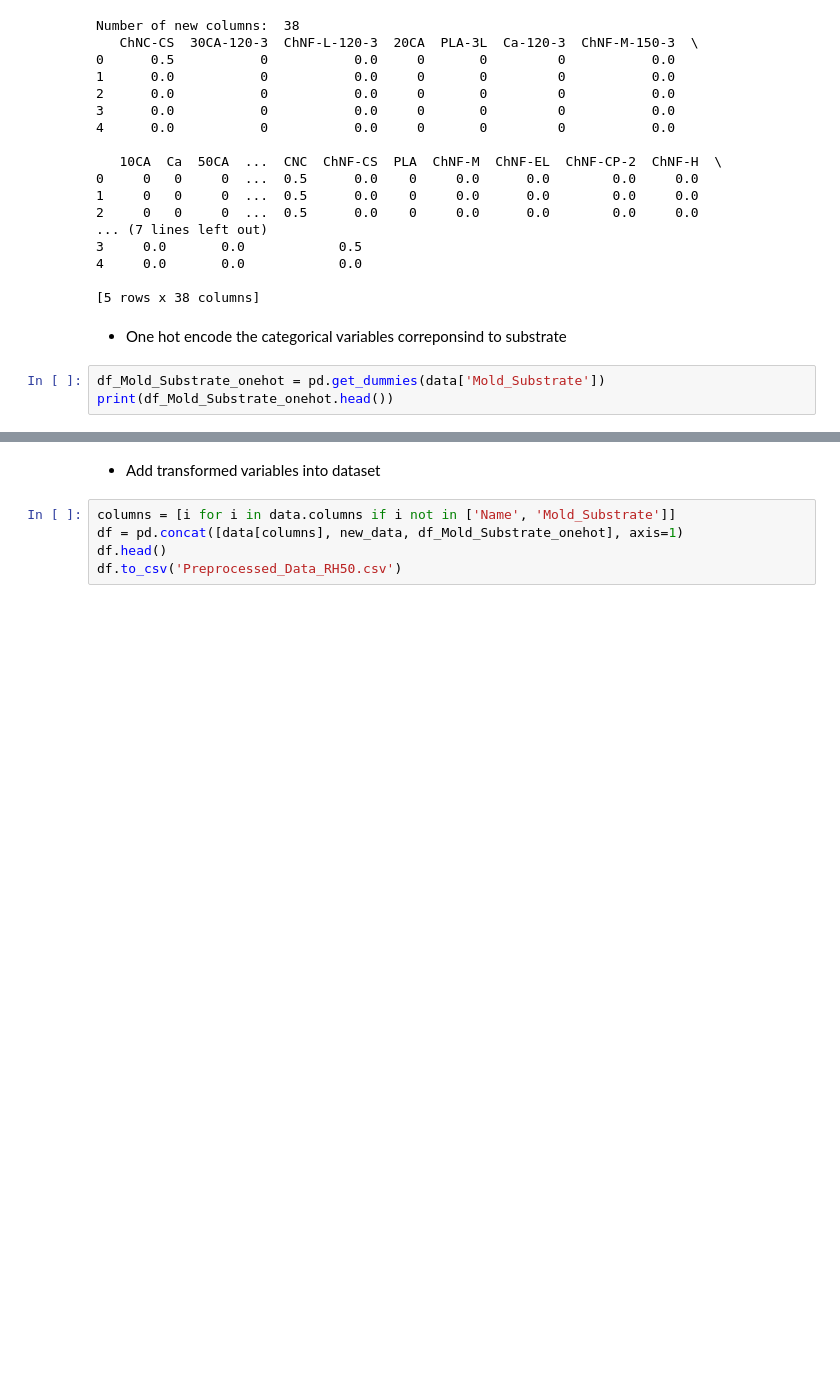
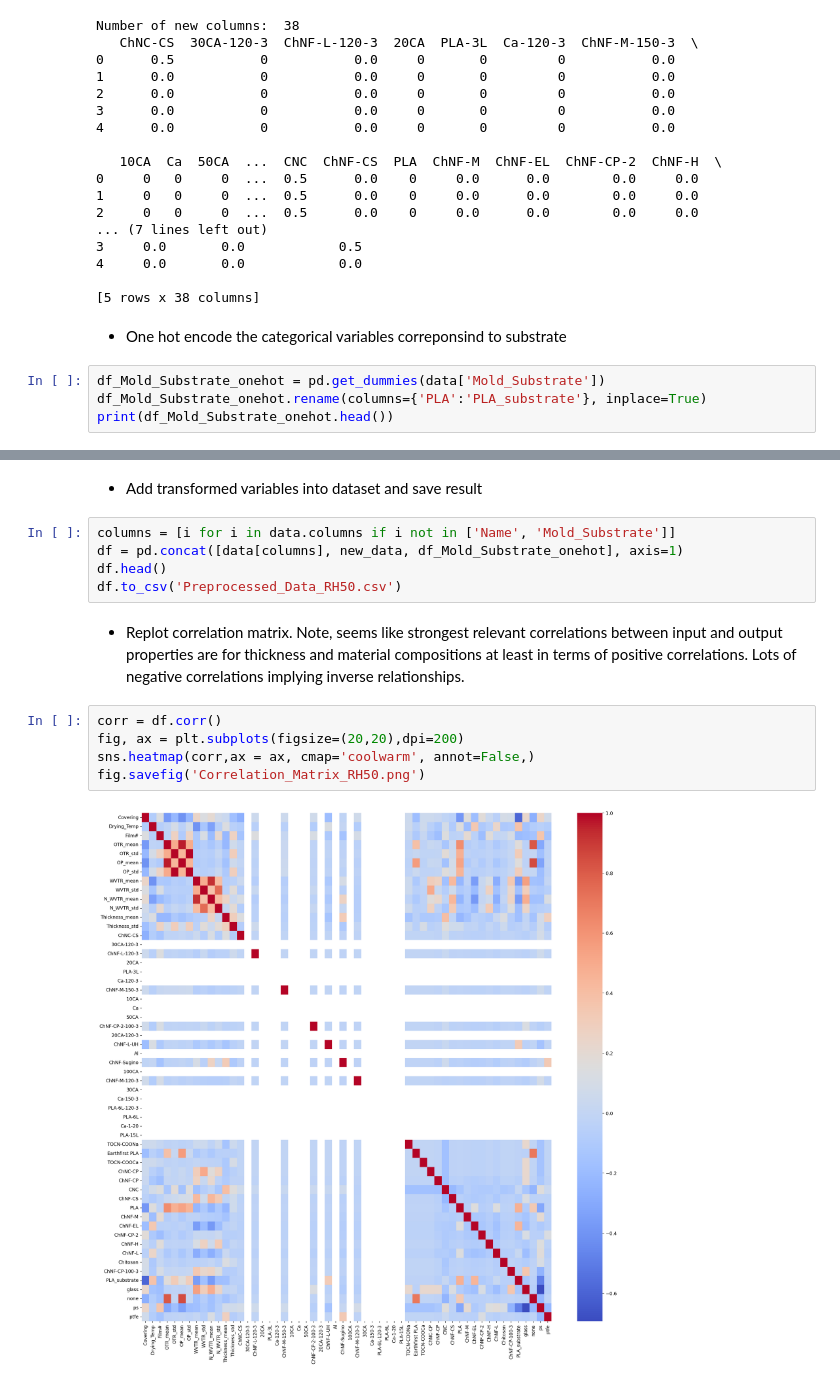
Before and after one commit to ltimmerman3/ProcSys_Project, a Jupyter notebook: Preprocessing.ipynb, the cells around one changed output, grey strips where cells are left out. Drawn from its saved outputs; the diff is of its cells as text; blank space fills up the shorter version.

```diff
--- a/Preprocessing.ipynb
+++ b/Preprocessing.ipynb
@@ -171,5 +171,6 @@ Number of new columns:  38
 - One hot encode the categorical variables correponsind to substrate
 # %%
 df_Mold_Substrate_onehot = pd.get_dummies(data['Mold_Substrate'])
+df_Mold_Substrate_onehot.rename(columns={'PLA':'PLA_substrate'}, inplace=True)
 print(df_Mold_Substrate_onehot.head())
 # %% [output]
@@ -182,7 +183,16 @@ print(df_Mold_Substrate_onehot.head())
 # %% [markdown]
-- Add transformed variables into dataset
+- Add transformed variables into dataset and save result
 # %%
 columns = [i for i in data.columns if i not in ['Name', 'Mold_Substrate']]
 df = pd.concat([data[columns], new_data, df_Mold_Substrate_onehot], axis=1)
 df.head()
 df.to_csv('Preprocessed_Data_RH50.csv')
+# %% [markdown]
+- Replot correlation matrix. Note, seems like strongest relevant correlations between input and output properties are for thickness and material compositions at least in terms of positive correlations. Lots of negative correlations implying inverse relationships.
+# %%
+corr = df.corr()
+fig, ax = plt.subplots(figsize=(20,20),dpi=200)
+sns.heatmap(corr,ax = ax, cmap='coolwarm', annot=False,)
+fig.savefig('Correlation_Matrix_RH50.png')
+# %% [output]
+[figure, added]
```
Also changed, not shown: parts of 7 cells of this notebook, 5 other files.
